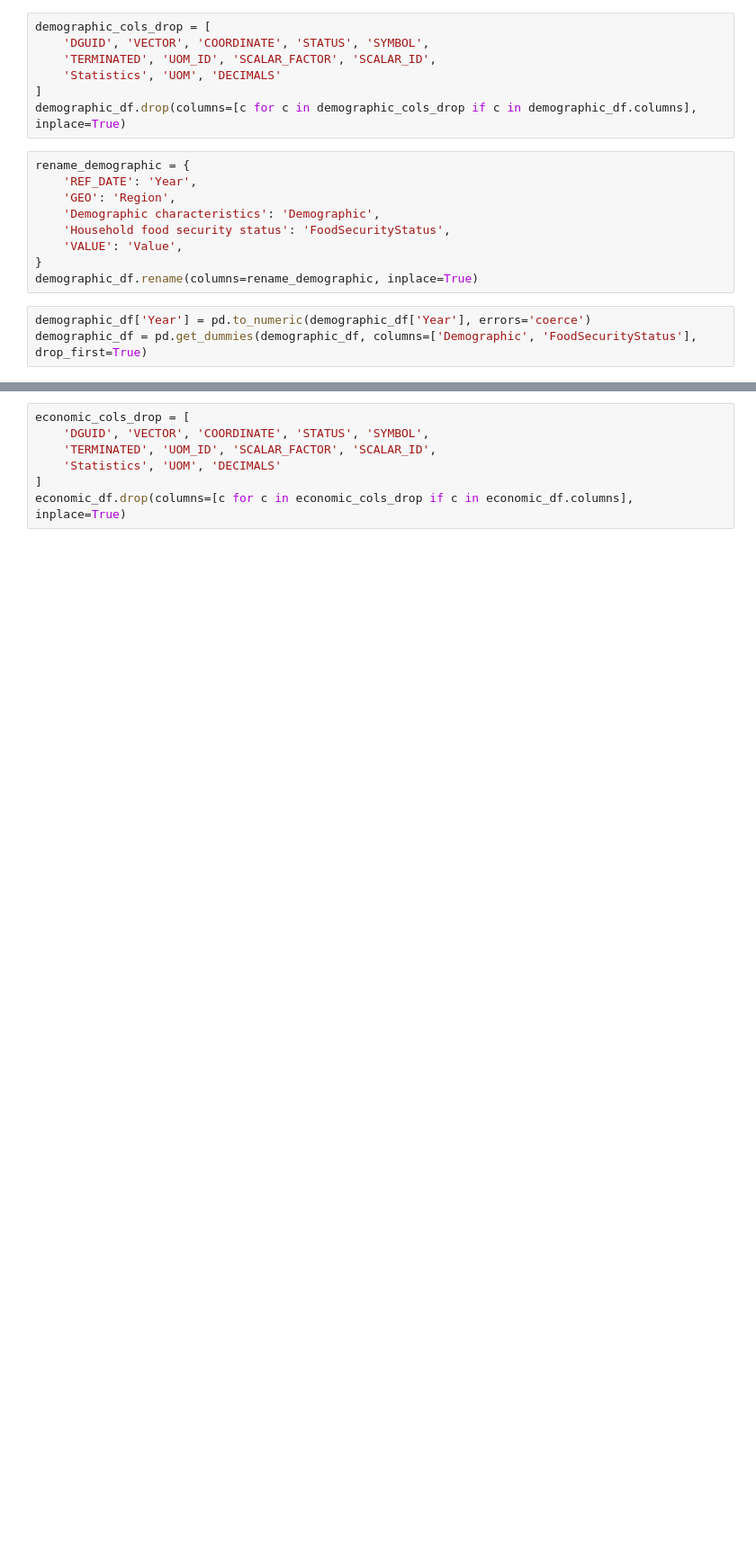
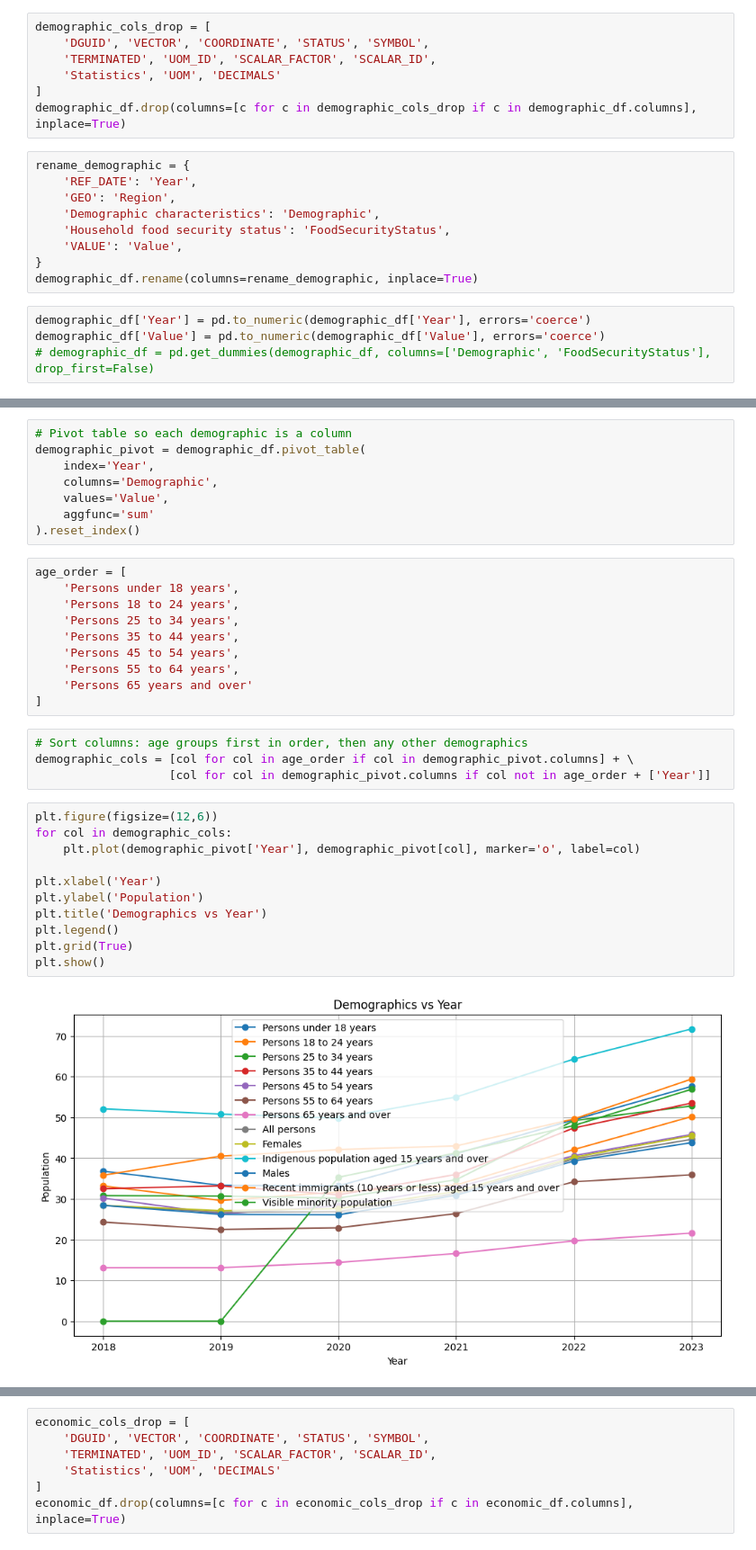
Before and after one commit to pheaktralean/ConcordIA, a Jupyter notebook: food_security_forecasting/food_security.ipynb, the cells around one changed output, grey strips where cells are left out. Shown at 90% size. Saved outputs shown, nothing was run; the diff lists cells and outputs as text; blank space fills up the shorter version.

```diff
--- a/food_security_forecasting/food_security.ipynb
+++ b/food_security_forecasting/food_security.ipynb
@@ -126,4 +221,5 @@ rename_demographic = {
 demographic_df.rename(columns=rename_demographic, inplace=True)
 # %%
 demographic_df['Year'] = pd.to_numeric(demographic_df['Year'], errors='coerce')
-demographic_df = pd.get_dummies(demographic_df, columns=['Demographic', 'FoodSecurityStatus'], drop_first=True)
+demographic_df['Value'] = pd.to_numeric(demographic_df['Value'], errors='coerce')
+# demographic_df = pd.get_dummies(demographic_df, columns=['Demographic', 'FoodSecurityStatus'], drop_first=False)
@@ -139 +228,36 @@ demographic_df.head()
+# %%
+# Pivot table so each demographic is a column
+demographic_pivot = demographic_df.pivot_table(
+    index='Year',
+    columns='Demographic',
+    values='Value',
+    aggfunc='sum'
+).reset_index()
+# %%
+age_order = [
+    'Persons under 18 years',
+    'Persons 18 to 24 years',
+    'Persons 25 to 34 years',
+    'Persons 35 to 44 years',
+    'Persons 45 to 54 years',
+    'Persons 55 to 64 years',
+    'Persons 65 years and over'
+]
+# %%
+# Sort columns: age groups first in order, then any other demographics
+demographic_cols = [col for col in age_order if col in demographic_pivot.columns] + \
+                   [col for col in demographic_pivot.columns if col not in age_order + ['Year']]
+# %%
+plt.figure(figsize=(12,6))
+for col in demographic_cols:
+    plt.plot(demographic_pivot['Year'], demographic_pivot[col], marker='o', label=col)
+
+plt.xlabel('Year')
+plt.ylabel('Population')
+plt.title('Demographics vs Year')
+plt.legend()
+plt.grid(True)
+plt.show()
+# %% [output]
+[figure, added]
 # %% [markdown]
```
Also changed, not shown: parts of 41 cells of this notebook, 5 other files.
